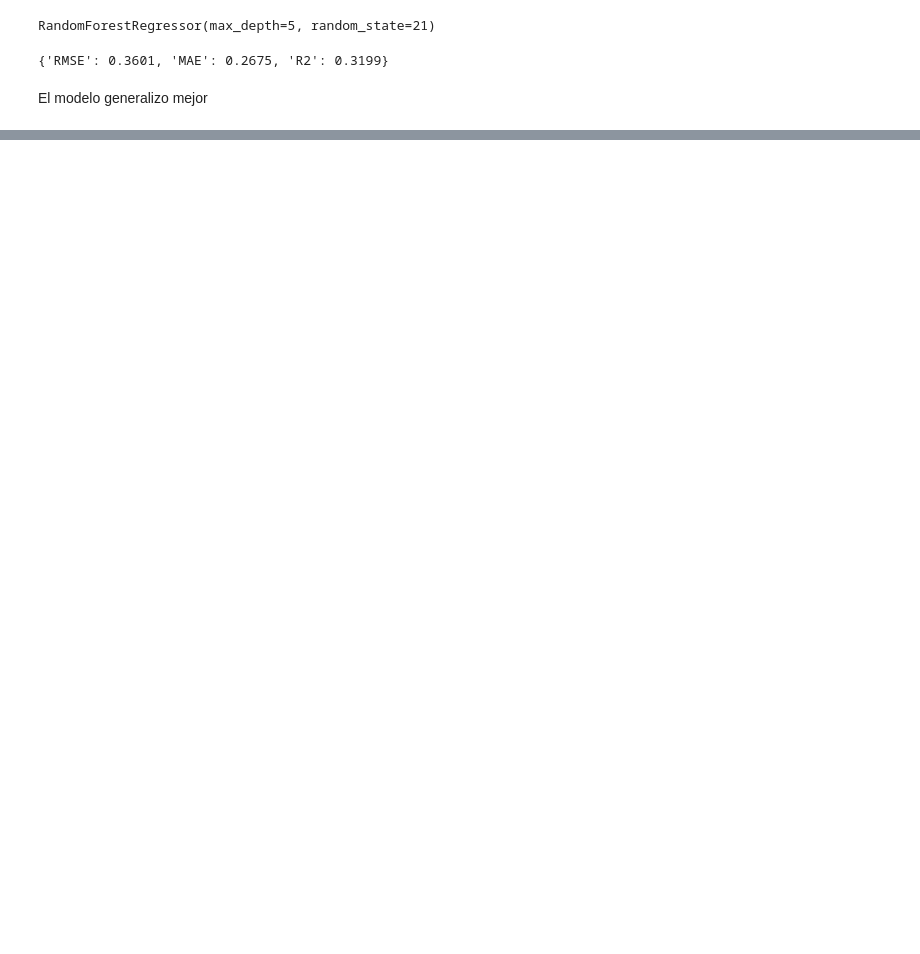
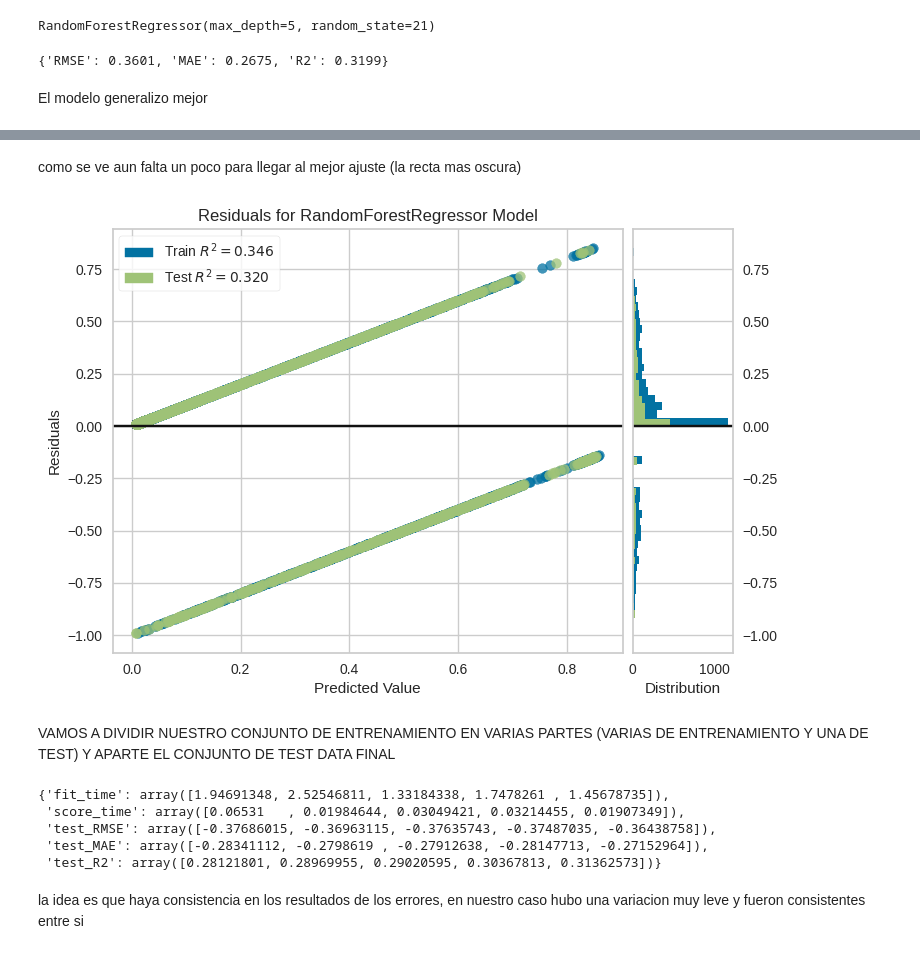
Before and after one commit to nicolb21/TelecomX_parte2_Latam, a Jupyter notebook: Telecom_X__Parte_2.ipynb, the cells around one changed output, grey strips where cells are left out. Drawn from its saved outputs; the diff is of its cells as text; code cells hidden in the pictures; blank space fills up the shorter version.

```diff
--- a/Telecom_X__Parte_2.ipynb
+++ b/Telecom_X__Parte_2.ipynb
@@ -542,0 +570,10 @@ El modelo generalizo mejor
+# %% [markdown]
+como se ve aun falta un poco para llegar al mejor ajuste (la recta mas oscura)
+# %%
+from yellowbrick.regressor import residuals_plot
+
+viz = residuals_plot(modelo, x_train, y_train, x_test, y_test);
+# %% [output]
+[figure, added]
+# %% [markdown]
+VAMOS A DIVIDIR NUESTRO CONJUNTO DE ENTRENAMIENTO EN VARIAS PARTES (VARIAS DE ENTRENAMIENTO Y UNA DE TEST) Y APARTE EL CONJUNTO DE TEST DATA FINAL
@@ -542,0 +584,18 @@ El modelo generalizo mejor
+# %%
+scoring = {
+  'RMSE':'neg_root_mean_squared_error', #usamos esto en version negativa para maximizar el error
+  'MAE':'neg_mean_absolute_error',
+  'R2':  'r2'
+}
+
+
+cv_results= cross_validate(modelo,x_train,y_train,scoring= scoring,cv=cv)
+cv_results
+# %% [output]
+{'fit_time': array([1.94691348, 2.52546811, 1.33184338, 1.7478261 , 1.45678735]),
+ 'score_time': array([0.06531   , 0.01984644, 0.03049421, 0.03214455, 0.01907349]),
+ 'test_RMSE': array([-0.37686015, -0.36963115, -0.37635743, -0.37487035, -0.36438758]),
+ 'test_MAE': array([-0.28341112, -0.2798619 , -0.27912638, -0.28147713, -0.27152964]),
+ 'test_R2': array([0.28121801, 0.28969955, 0.29020595, 0.30367813, 0.31362573])}
+# %% [markdown]
+la idea es que haya consistencia en los resultados de los errores, en nuestro caso hubo una variacion muy leve y fueron consistentes entre si
```
Also changed, not shown: parts of 29 cells of this notebook.
